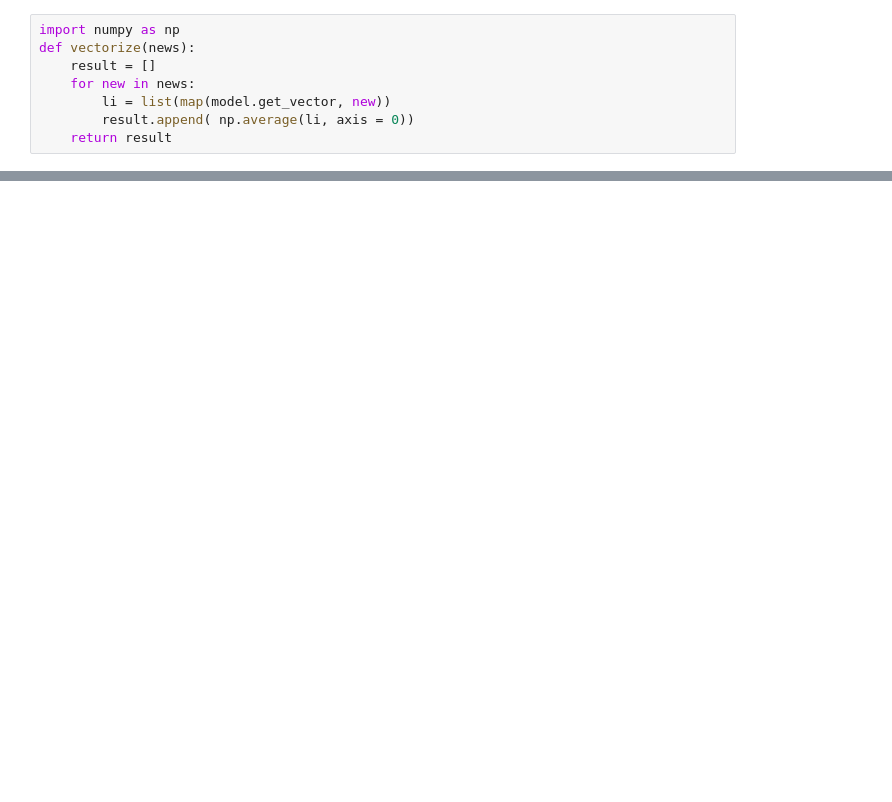
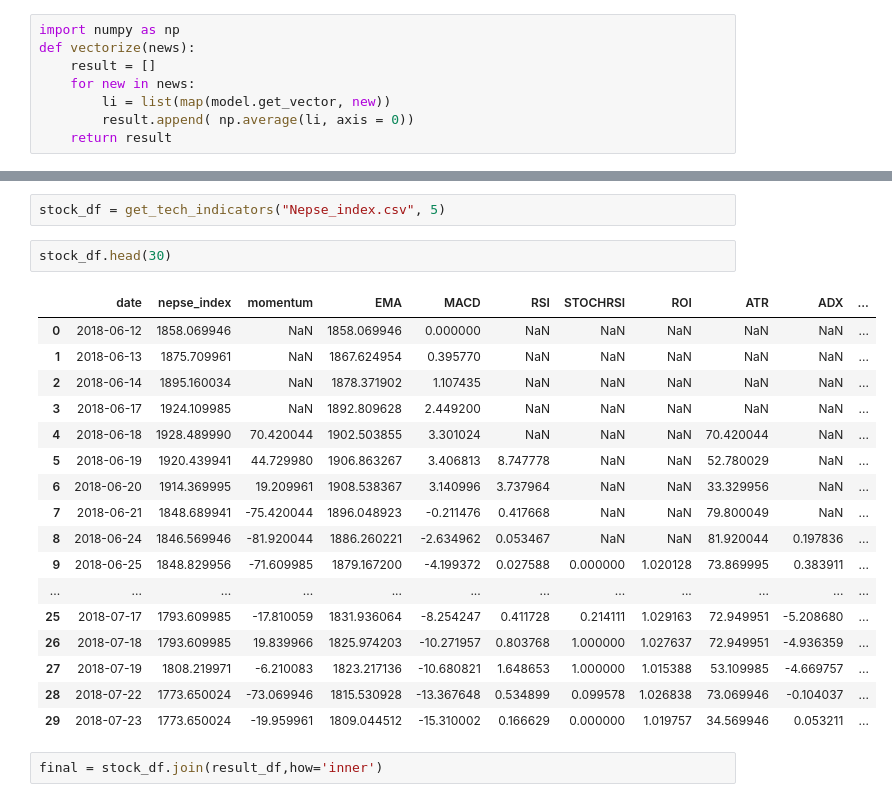
Before and after one commit to Sampanna-Sharma/Nepal-Stock-Market-Visualization, a Jupyter notebook: dataset.ipynb, the cells around one changed output, grey strips where cells are left out. Saved outputs shown, nothing was run; the diff lists cells and outputs as text; blank space fills up the shorter version.

```diff
--- a/dataset.ipynb
+++ b/dataset.ipynb
@@ -114,0 +238,24 @@ result_df[["closing_price", "news"]].head()
+# %%
+stock_df = get_tech_indicators("Nepse_index.csv", 5)
+# %%
+stock_df.head(30)
+# %% [output]
+|  | date | nepse_index | momentum | EMA | MACD | RSI | STOCHRSI | ROI | ATR | ADX | ... |
+| 0 | 2018-06-12 | 1858.069946 | NaN | 1858.069946 | 0.000000 | NaN | NaN | NaN | NaN | NaN | ... |
+| 1 | 2018-06-13 | 1875.709961 | NaN | 1867.624954 | 0.395770 | NaN | NaN | NaN | NaN | NaN | ... |
+| 2 | 2018-06-14 | 1895.160034 | NaN | 1878.371902 | 1.107435 | NaN | NaN | NaN | NaN | NaN | ... |
+| 3 | 2018-06-17 | 1924.109985 | NaN | 1892.809628 | 2.449200 | NaN | NaN | NaN | NaN | NaN | ... |
+| 4 | 2018-06-18 | 1928.489990 | 70.420044 | 1902.503855 | 3.301024 | NaN | NaN | NaN | 70.420044 | NaN | ... |
+| 5 | 2018-06-19 | 1920.439941 | 44.729980 | 1906.863267 | 3.406813 | 8.747778 | NaN | NaN | 52.780029 | NaN | ... |
+| 6 | 2018-06-20 | 1914.369995 | 19.209961 | 1908.538367 | 3.140996 | 3.737964 | NaN | NaN | 33.329956 | NaN | ... |
+| 7 | 2018-06-21 | 1848.689941 | -75.420044 | 1896.048923 | -0.211476 | 0.417668 | NaN | NaN | 79.800049 | NaN | ... |
+| 8 | 2018-06-24 | 1846.569946 | -81.920044 | 1886.260221 | -2.634962 | 0.053467 | NaN | NaN | 81.920044 | 0.197836 | ... |
+| 9 | 2018-06-25 | 1848.829956 | -71.609985 | 1879.167200 | -4.199372 | 0.027588 | 0.000000 | 1.020128 | 73.869995 | 0.383911 | ... |
+| ... | ... | ... | ... | ... | ... | ... | ... | ... | ... | ... | ... |
+| 25 | 2018-07-17 | 1793.609985 | -17.810059 | 1831.936064 | -8.254247 | 0.411728 | 0.214111 | 1.029163 | 72.949951 | -5.208680 | ... |
+| 26 | 2018-07-18 | 1793.609985 | 19.839966 | 1825.974203 | -10.271957 | 0.803768 | 1.000000 | 1.027637 | 72.949951 | -4.936359 | ... |
+| 27 | 2018-07-19 | 1808.219971 | -6.210083 | 1823.217136 | -10.680821 | 1.648653 | 1.000000 | 1.015388 | 53.109985 | -4.669757 | ... |
+| 28 | 2018-07-22 | 1773.650024 | -73.069946 | 1815.530928 | -13.367648 | 0.534899 | 0.099578 | 1.026838 | 73.069946 | -0.104037 | ... |
+| 29 | 2018-07-23 | 1773.650024 | -19.959961 | 1809.044512 | -15.310002 | 0.166629 | 0.000000 | 1.019757 | 34.569946 | 0.053211 | ... |
+# %%
+final = stock_df.join(result_df,how='inner')
```
Also changed, not shown: parts of 6 cells of this notebook.
